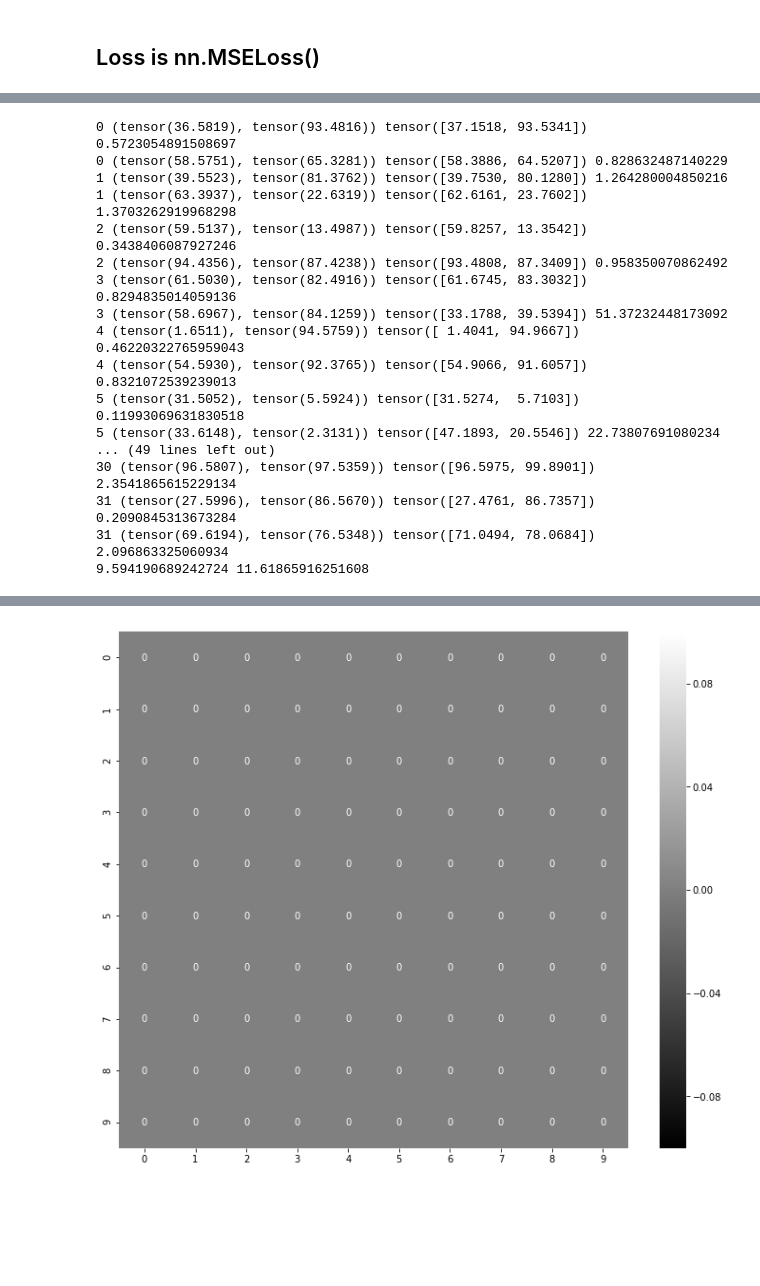
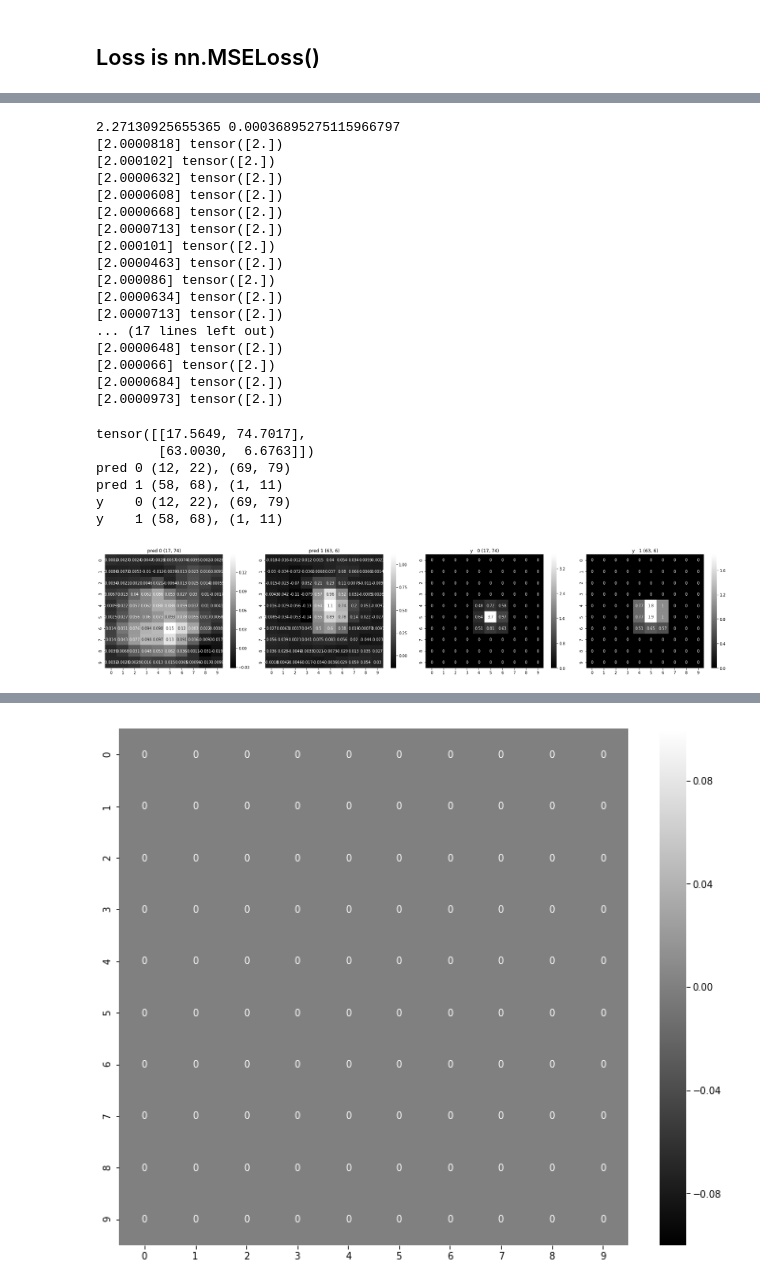
Before and after one commit to caitaozhan/deeplearning-localization, a Jupyter notebook: CNN-translation-multi2.ipynb, the cells around one changed output, grey strips where cells are left out. Cells and saved outputs as stored; diff of their text form; code cells hidden in the pictures; blank space fills up the shorter version.

```diff
--- a/CNN-translation-multi2.ipynb
+++ b/CNN-translation-multi2.ipynb
@@ -572,7 +448,7 @@ for t, sample in enumerate(sensor_input_test_dataloader):
     y_f = sample['target_float']
     indx = sample['index']
     pred_matrix, pred_ntx = model(X)
-    errors = Metrics.localization_error_image_continuous(pred_matrix.data.cpu(), y_f, Default.grid_length, True)
+    errors = Metrics.localization_error_image_continuous(pred_matrix.data.cpu().numpy(), pred_ntx.data.cpu().numpy(), y_f, Default.grid_length, False)
     print(np.mean(errors), np.std(errors))
     break
 
@@ -581,26 +457,37 @@ pred_matrix = pred_matrix.data.cpu().numpy()
 y    = y.data.cpu().numpy()
 pred_ntx = pred_ntx.data.cpu().numpy()
 indx = sample['index']
-# for pred_nt, y_nt in zip(pred_ntx, y_ntx):
-#     print(pred_nt, y_nt)
+for pred_nt, y_nt in zip(pred_ntx, y_ntx):
+    print(pred_nt, y_nt)
 # %% [output]
-0 (tensor(36.5819), tensor(93.4816)) tensor([37.1518, 93.5341]) 0.5723054891508697
-0 (tensor(58.5751), tensor(65.3281)) tensor([58.3886, 64.5207]) 0.828632487140229
-1 (tensor(39.5523), tensor(81.3762)) tensor([39.7530, 80.1280]) 1.264280004850216
-1 (tensor(63.3937), tensor(22.6319)) tensor([62.6161, 23.7602]) 1.3703262919968298
-2 (tensor(59.5137), tensor(13.4987)) tensor([59.8257, 13.3542]) 0.3438406087927246
-2 (tensor(94.4356), tensor(87.4238)) tensor([93.4808, 87.3409]) 0.958350070862492
-3 (tensor(61.5030), tensor(82.4916)) tensor([61.6745, 83.3032]) 0.8294835014059136
-3 (tensor(58.6967), tensor(84.1259)) tensor([33.1788, 39.5394]) 51.37232448173092
-4 (tensor(1.6511), tensor(94.5759)) tensor([ 1.4041, 94.9667]) 0.46220322765959043
-4 (tensor(54.5930), tensor(92.3765)) tensor([54.9066, 91.6057]) 0.8321072539239013
-5 (tensor(31.5052), tensor(5.5924)) tensor([31.5274,  5.7103]) 0.11993069631830518
-5 (tensor(33.6148), tensor(2.3131)) tensor([47.1893, 20.5546]) 22.73807691080234
-... (49 lines left out)
-30 (tensor(96.5807), tensor(97.5359)) tensor([96.5975, 99.8901]) 2.3541865615229134
-31 (tensor(27.5996), tensor(86.5670)) tensor([27.4761, 86.7357]) 0.2090845313673284
-31 (tensor(69.6194), tensor(76.5348)) tensor([71.0494, 78.0684]) 2.096863325060934
-9.594190689242724 11.61865916251608
+2.27130925655365 0.00036895275115966797
+[2.0000818] tensor([2.])
+[2.000102] tensor([2.])
+[2.0000632] tensor([2.])
+[2.0000608] tensor([2.])
+[2.0000668] tensor([2.])
+[2.0000713] tensor([2.])
+[2.000101] tensor([2.])
+[2.0000463] tensor([2.])
+[2.000086] tensor([2.])
+[2.0000634] tensor([2.])
+[2.0000713] tensor([2.])
+... (17 lines left out)
+[2.0000648] tensor([2.])
+[2.000066] tensor([2.])
+[2.0000684] tensor([2.])
+[2.0000973] tensor([2.])
+# %%
+i = 0
+myplot2(pred_matrix[i], y[i], y_f[i])
+# %% [output]
+tensor([[17.5649, 74.7017],
+        [63.0030,  6.6763]])
+pred 0 (12, 22), (69, 79)
+pred 1 (58, 68), (1, 11)
+y    0 (12, 22), (69, 79)
+y    1 (58, 68), (1, 11)
+[figure, added]
 # %%
 for i in range(len(pred_matrix)):
     myplot(X[i], pred_matrix[i], y[i], indx[i], i)
```
Also changed, not shown: parts of 12 cells of this notebook, 2 other files.
